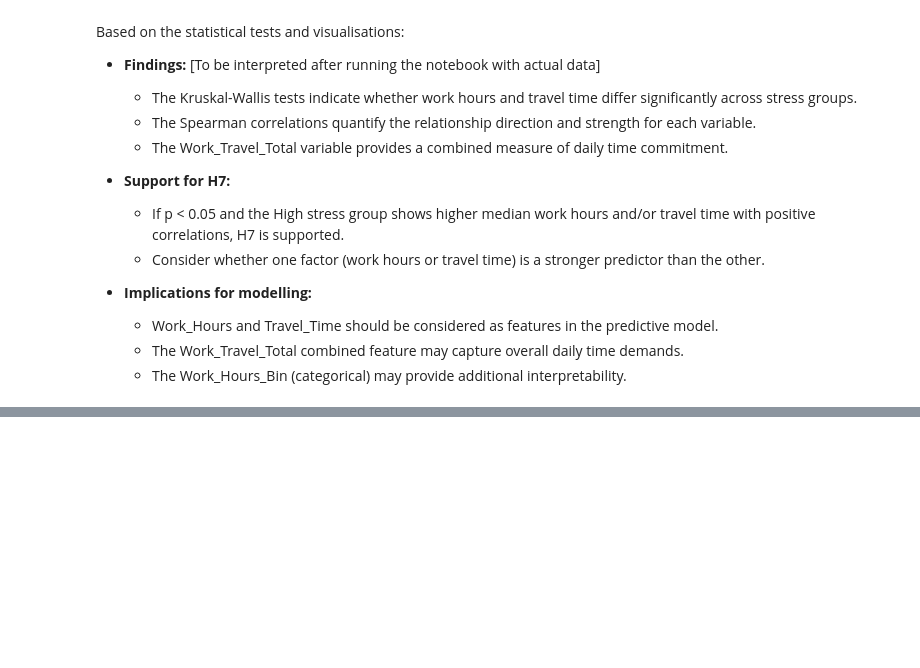
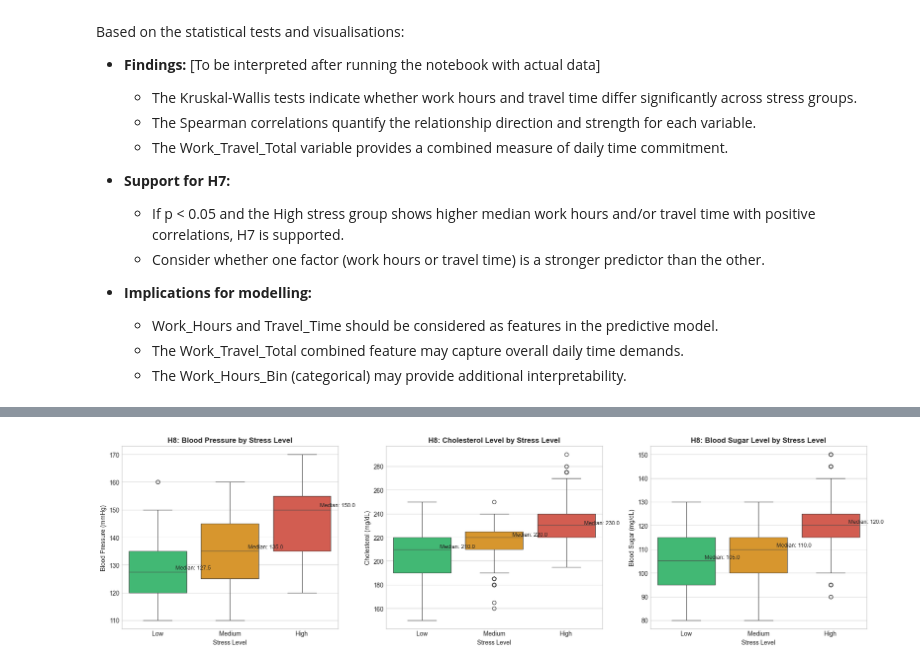
Before and after one commit to giaaxa/stress-level-prediction, a Jupyter notebook: jupyter_notebooks/02_EDA.ipynb, the cells around one changed output, grey strips where cells are left out. Drawn from its saved outputs; the diff is of its cells as text; code cells hidden in the pictures; blank space fills up the shorter version.

```diff
--- a/jupyter_notebooks/02_EDA.ipynb
+++ b/jupyter_notebooks/02_EDA.ipynb
@@ -1645,0 +1697,94 @@ Based on the statistical tests and visualisations:
+# %%
+# H8 Visualisation: Health Indicators by Stress Level
+
+fig, axes = plt.subplots(1, 3, figsize=(18, 5))
+
+# Define consistent order for stress levels
+stress_order = ['Low', 'Medium', 'High']
+colors = ['#2ecc71', '#f39c12', '#e74c3c']  # Green, Orange, Red
+
+# Box Plot - Blood Pressure
+ax1 = axes[0]
+sns.boxplot(
+    data=df,
+    x='Stress_Detection',
+    y='Blood_Pressure',
+    hue='Stress_Detection',
+    order=stress_order,
+    hue_order=stress_order,
+    palette=colors,
+    legend=False,
+    ax=ax1
+)
+ax1.set_title('H8: Blood Pressure by Stress Level', fontsize=12, fontweight='bold')
+ax1.set_xlabel('Stress Level', fontsize=10)
+ax1.set_ylabel('Blood Pressure (mmHg)', fontsize=10)
+
+for i, stress_level in enumerate(stress_order):
+    median_val = df[df['Stress_Detection'] == stress_level]['Blood_Pressure'].median()
+    ax1.annotate(
+        f'Median: {median_val:.1f}',
+        xy=(i, median_val),
+        xytext=(i + 0.25, median_val + 1),
+        fontsize=9,
+        ha='left'
+    )
+
+# Box Plot - Cholesterol Level
+ax2 = axes[1]
+sns.boxplot(
+    data=df,
+    x='Stress_Detection',
+    y='Cholesterol_Level',
+    hue='Stress_Detection',
+    order=stress_order,
+    hue_order=stress_order,
+    palette=colors,
+    legend=False,
+    ax=ax2
+)
+ax2.set_title('H8: Cholesterol Level by Stress Level', fontsize=12, fontweight='bold')
+ax2.set_xlabel('Stress Level', fontsize=10)
+ax2.set_ylabel('Cholesterol (mg/dL)', fontsize=10)
+
+for i, stress_level in enumerate(stress_order):
+    median_val = df[df['Stress_Detection'] == stress_level]['Cholesterol_Level'].median()
+    ax2.annotate(
+        f'Median: {median_val:.1f}',
+        xy=(i, median_val),
+        xytext=(i + 0.25, median_val + 1),
+        fontsize=9,
+        ha='left'
+    )
+
+# Box Plot - Blood Sugar Level
+ax3 = axes[2]
+sns.boxplot(
+    data=df,
+    x='Stress_Detection',
+    y='Blood_Sugar_Level',
+    hue='Stress_Detection',
+    order=stress_order,
+    hue_order=stress_order,
+    palette=colors,
+    legend=False,
+    ax=ax3
+)
+ax3.set_title('H8: Blood Sugar Level by Stress Level', fontsize=12, fontweight='bold')
+ax3.set_xlabel('Stress Level', fontsize=10)
+ax3.set_ylabel('Blood Sugar (mg/dL)', fontsize=10)
+
+for i, stress_level in enumerate(stress_order):
+    median_val = df[df['Stress_Detection'] == stress_level]['Blood_Sugar_Level'].median()
+    ax3.annotate(
+        f'Median: {median_val:.1f}',
+        xy=(i, median_val),
+        xytext=(i + 0.25, median_val + 1),
+        fontsize=9,
+        ha='left'
+    )
+
+plt.tight_layout()
+plt.show()
+# %% [output]
+[figure, added]
```
Also changed, not shown: parts of 8 cells of this notebook.
